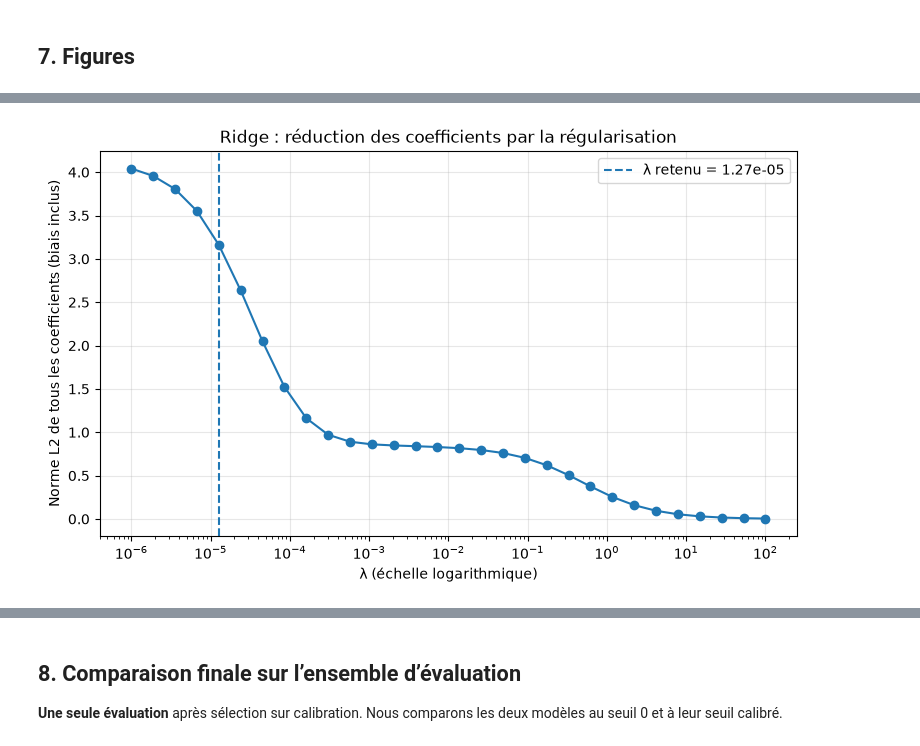
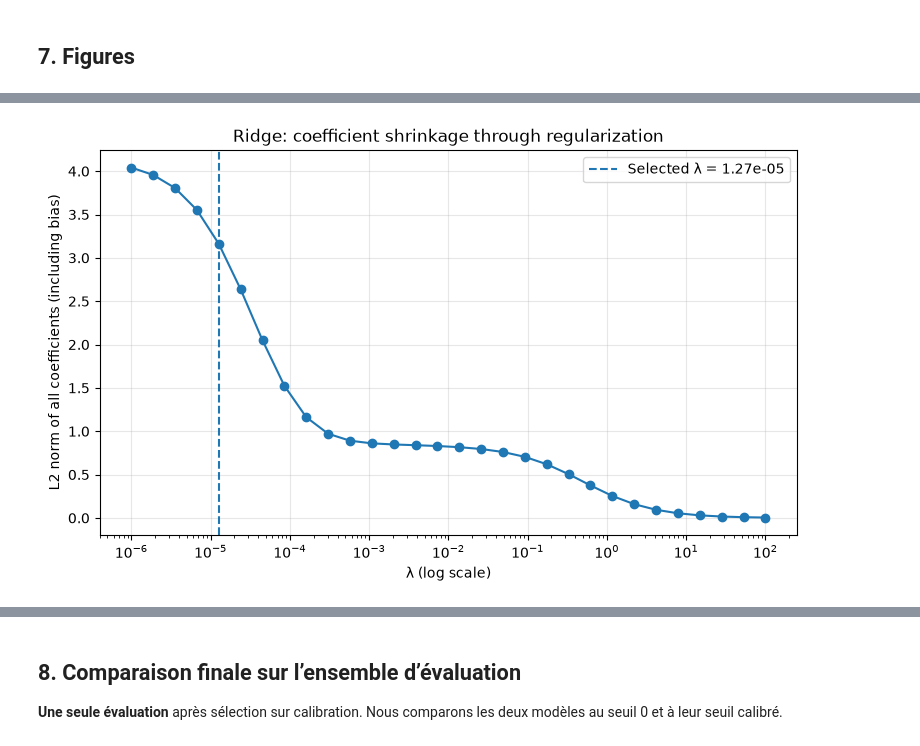
Before and after one commit to LucasBr04/project_1_ML, a Jupyter notebook: Least_Squares_Ridge_BRFSS.ipynb, the cells around one changed output, grey strips where cells are left out. Saved outputs shown, nothing was run; the diff lists cells and outputs as text; code cells hidden in the pictures.

```diff
--- a/Least_Squares_Ridge_BRFSS.ipynb
+++ b/Least_Squares_Ridge_BRFSS.ipynb
@@ -100,7 +171,7 @@ def classification_metrics(y_true, y_pred):
 
 
 def best_f1_threshold(y_true, scores):
-    """Recherche exacte du meilleur seuil F1 sur calibration"""
+    """Exact search for the optimal F1 threshold on the calibration set"""
     y_true = np.asarray(y_true)
     scores = np.asarray(scores, dtype=float)
     order = np.argsort(-scores, kind="stable")
@@ -116,5 +187,5 @@ def best_f1_threshold(y_true, scores):
     return float(s[best]), float(f1[best])
 
 baseline = classification_metrics(y_eval, np.full(len(y_eval), -1))
-print("Baseline toujours -1 :", baseline)
+print("Baseline always -1 :", baseline)
 # %% [output]
@@ -298,15 +371,18 @@ plt.show()
 # %%
 plt.figure(figsize=(9, 5))
-plt.semilogx(ridge_df["lambda"], ridge_df["norme_poids"], "o-")
-plt.axvline(best_lambda, linestyle="--", label=f"λ retenu = {best_lambda:.3g}")
-plt.xlabel("λ (échelle logarithmique)")
-plt.ylabel("Norme L2 de tous les coefficients (biais inclus)")
-plt.title("Ridge : réduction des coefficients par la régularisation")
+plt.semilogx(
+    table_column(ridge_df, "lambda"),
+    table_column(ridge_df, "weight_norm"),
+    "o-",
+)
+plt.axvline(best_lambda, linestyle="--", label=f"Selected λ = {best_lambda:.3g}")
+plt.xlabel("λ (log scale)")
+plt.ylabel("L2 norm of all coefficients (including bias)")
+plt.title("Ridge: coefficient shrinkage through regularization")
 plt.legend()
 plt.grid(alpha=0.3)
-plt.savefig('plot/Ridge : réduction des coefficients par la régularisation.png', bbox_inches='tight')
 plt.show()
 # %% [output]
-[figure, old version]
+[figure, new version]
 # %%
 plt.figure(figsize=(9, 5))
```
Also changed, not shown: parts of 18 cells of this notebook, 13 other files.
